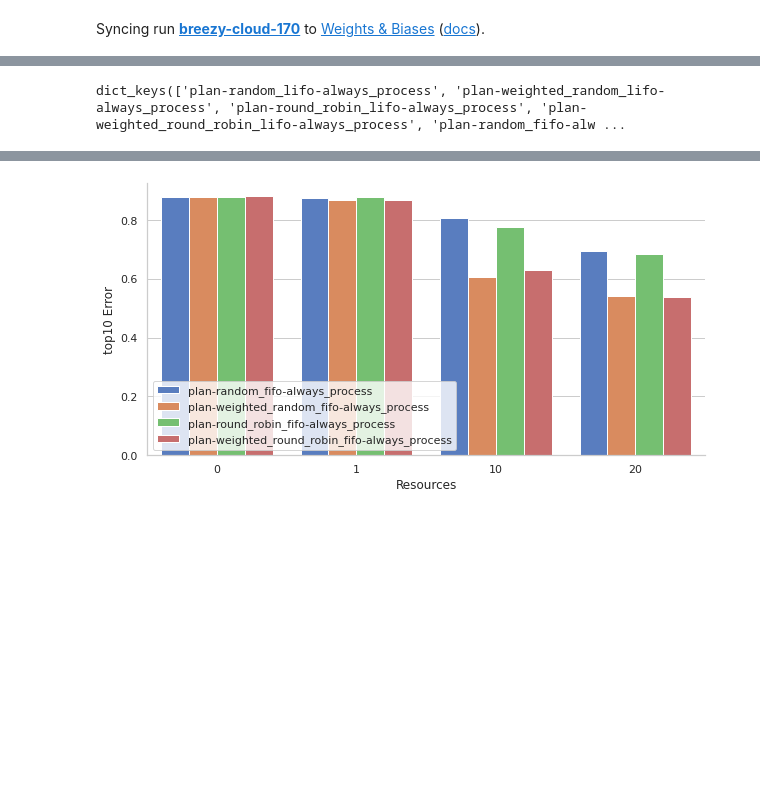
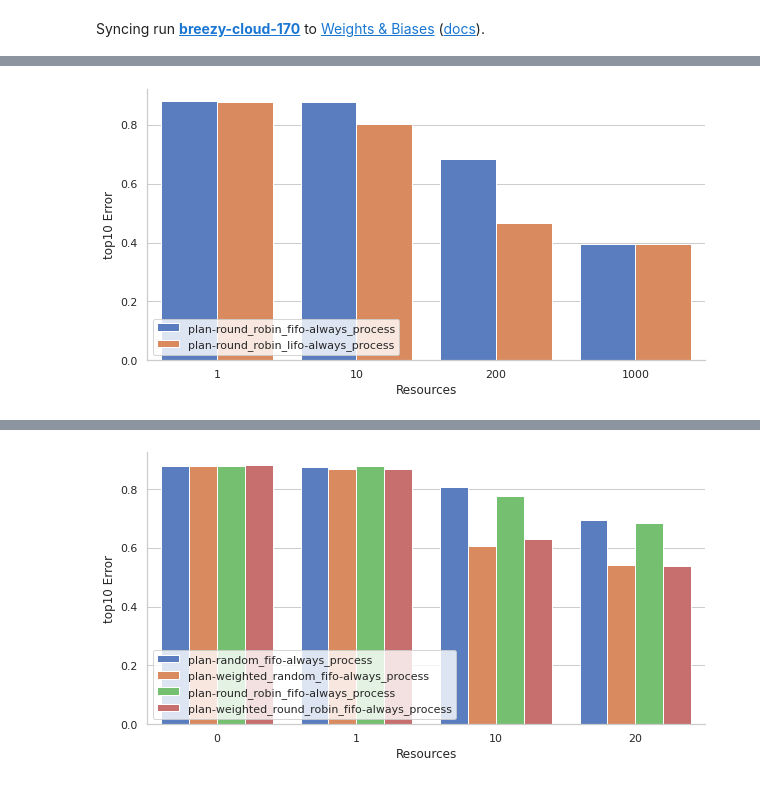
Before and after one commit to feature-store/experiments, a Jupyter notebook: wikipedia/notebooks/Wikipedia Plots.ipynb, the cells around one changed output, grey strips where cells are left out. Drawn from its saved outputs; the diff is of its cells as text; code cells hidden in the pictures; blank space fills up the shorter version.

```diff
--- a/wikipedia/notebooks/Wikipedia Plots.ipynb
+++ b/wikipedia/notebooks/Wikipedia Plots.ipynb
@@ -97,40 +114,18 @@ all_results
-# %%
-all_results.keys()
-# %% [output]
-dict_keys(['plan-random_lifo-always_process', 'plan-weighted_random_lifo-always_process', 'plan-round_robin_lifo-always_process', 'plan-weighted_round_robin_lifo-always_process', 'plan-random_fifo-alw ...
 # %%
-plan_weighted_random_lifo = []
-for constant in constants:
-    with open(f'{d}/plan-weighted_random_lifo-always_process-{constant}-100.json') as results_file:
-        results = json.load(results_file)
-        plan_weighted_random_lifo.append(results[metric])
-print(plan_weighted_random_lifo)
-
-plan_weighted_longest_queue_lifo = []
-for constant in constants:
-    with open(f'{d}/plan-weighted_longest_queue_lifo-always_process-{constant}-100.json') as results_file:
-        results = json.load(results_file)
-        plan_weighted_longest_queue_lifo.append(results[metric])
-print(plan_weighted_longest_queue_lifo)
-
-plan_longest_queue_lifo = []
-for constant in constants:
-    with open(f'{d}/plan-longest_queue_lifo-always_process-{constant}-100.json') as results_file:
-        results = json.load(results_file)
-        plan_longest_queue_lifo.append(results[metric])
-print(plan_longest_queue_lifo)
-
-plan_random_lifo = []
-for constant in constants:
-    with open(f'{d}/plan-random_lifo-always_process-{constant}-100.json') as results_file:
-        results = json.load(results_file)
-        plan_random_lifo.append(results[metric])
-print(plan_random_lifo)
-
-plan_round_robin_lifo = []
-for constant in constants:
-    with open(f'{d}/plan-round_robin_lifo-always_process-{constant}-100.json') as results_file:
-        results = json.load(results_file)
-        plan_round_robin_lifo.append(results[metric])
-print(plan_round_robin_lifo)
+import matplotlib.pyplot as plt
+import seaborn
+resources = [int(10 / c) for c in constants]
+df = pd.DataFrame({
+    'Model Runtime Const': resources,
+    **event_results
+})
+fig, ax1 = plt.subplots(figsize=(10, 5))
+tidy = df.melt(id_vars='Model Runtime Const').rename(columns=str.title)
+seaborn.barplot(x='Model Runtime Const', y='Value', hue='Variable', data=tidy, ax=ax1)
+ax1.set(xlabel='Resources', ylabel=f'{metric} Error')
+ax1.legend_.remove()
+plt.legend(loc='lower left')
+seaborn.despine(fig)
+# %% [output]
+[figure, added]
 # %%
```
Also changed, not shown: parts of 5 cells of this notebook, 5 other files.
